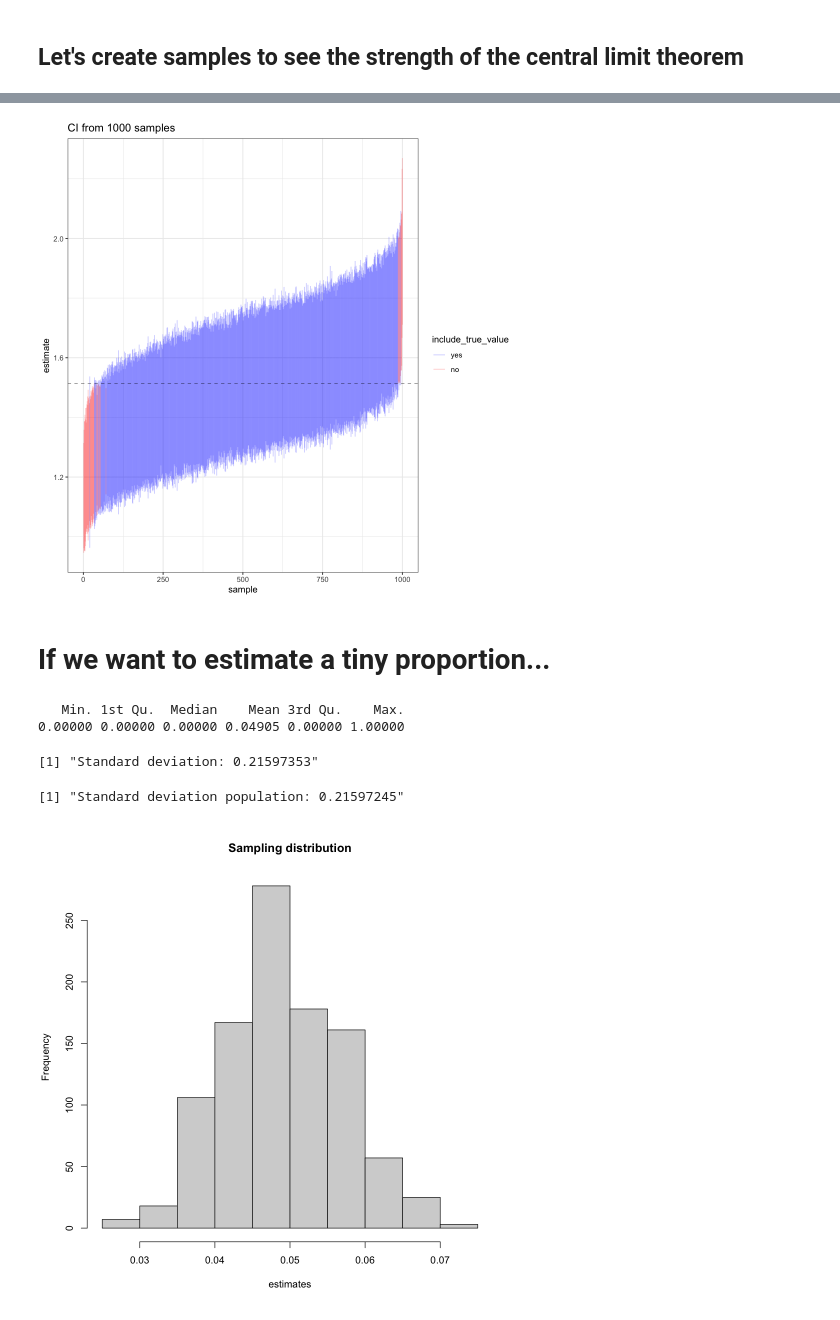
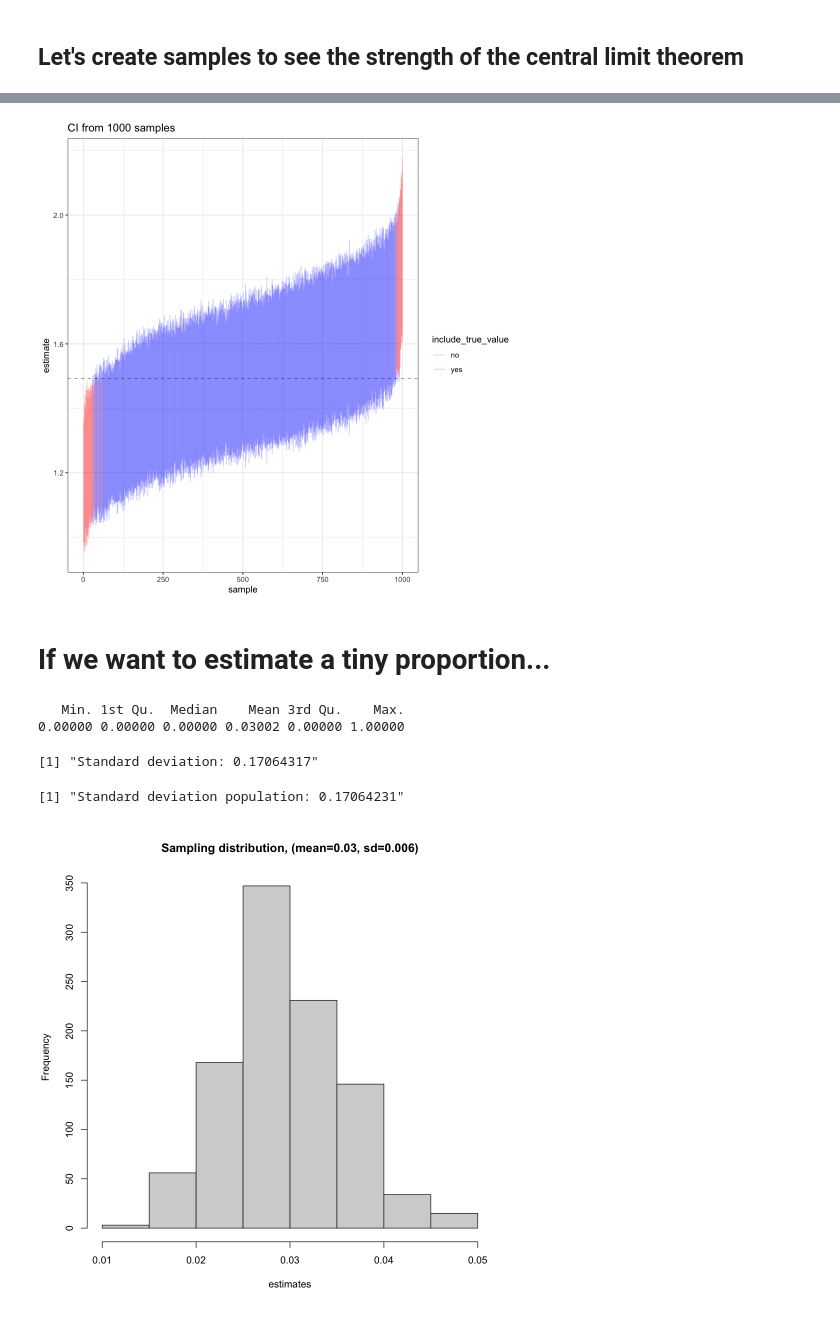
Before and after one commit to sdaza/survey-methods, a Jupyter notebook: code/2023-24/03-freq-inference.ipynb, the cells around one changed output, grey strips where cells are left out. Drawn from its saved outputs; the diff is of its cells as text; code cells hidden in the pictures.

```diff
--- a/code/2023-24/03-freq-inference.ipynb
+++ b/code/2023-24/03-freq-inference.ipynb
@@ -117,18 +148,18 @@ print(paste0('Point estimate: ', round(mean(example), 3)))
 [1] "CI: [4.7669 ; 5.32]"
 [1] "Point estimate: 5.043"
 # %%
-# let's compute the CI for all samples
+# Let's compute the CI for all samples
 dt = data.table()
 for (i in seq_along(results[['samples']])) {
     temp = results[['samples']][[i]]
     se = sd(temp) / sqrt(length(temp))
     moe = z * se
-    temp = data.table(y=mean(temp), se=se, moe=moe,
+    temp = data.table(y_est=mean(temp), se=se, moe=moe,
         lower=mean(temp) - moe, upper=mean(temp) + moe)
     dt = rbind(dt, temp)
 }
 
-setorder(dt, y)
+setorder(dt, y_est)
 dt[, seq := 1:.N]
 dt[, include_true_value := factor(ifelse(lower < mean(y) & upper > mean(y), 1, 0), labels=c('no', 'yes'))]
 prop.table(table(dt$include_true_value))
@@ -299,34 +346,34 @@ ggplot(dt, aes(x=seq, y=y, color=include_true_value)) +
     labs(title='CI from 1000 samples', x='sample', y='estimate') +
     geom_hline(yintercept=mean(ps), color='black', linetype='dashed', size=0.2)
 # %% [output]
-[figure, old version]
+[figure, new version]
 # %% [markdown]
 # If we want to estimate a tiny proportion...
 # %%
 # simulate from a binomial distribution
-bm = rbinom(100000, 1, 0.05)
+bm = rbinom(100000, 1, 0.03)
 summary(bm)
 print(paste0('Standard deviation: ', round(sd(bm), 8)))
 # %% [output]
    Min. 1st Qu.  Median    Mean 3rd Qu.    Max.
-0.00000 0.00000 0.00000 0.04905 0.00000 1.00000
+0.00000 0.00000 0.00000 0.03002 0.00000 1.00000
-[1] "Standard deviation: 0.21597353"
+[1] "Standard deviation: 0.17064317"
 # %%
 p = prop.table(table(bm))[2]
 print(paste0('Standard deviation population: ', round(sqrt(p*(1-p)), 8)))
 # %% [output]
-[1] "Standard deviation population: 0.21597245"
+[1] "Standard deviation population: 0.17064231"
 # %%
 estimates = NULL
 samples = list()
 for (i in 1:1000) {
     samples[[i]] = sample(bm, 700)
     estimates = c(estimates, mean(samples[[i]]))
 }
 
-hist(estimates, main = 'Sampling distribution')
+hist(estimates, main = paste0('Sampling distribution, (mean=', round(mean(estimates),3), ', sd=', round(sd(estimates), 3), ')'))
 # %% [output]
-[figure, old version]
+[figure, new version]
 # %%
 dt = data.table()
 for (i in seq_along(samples)) {
```
Also changed, not shown: parts of 28 cells of this notebook, 1 other file.
